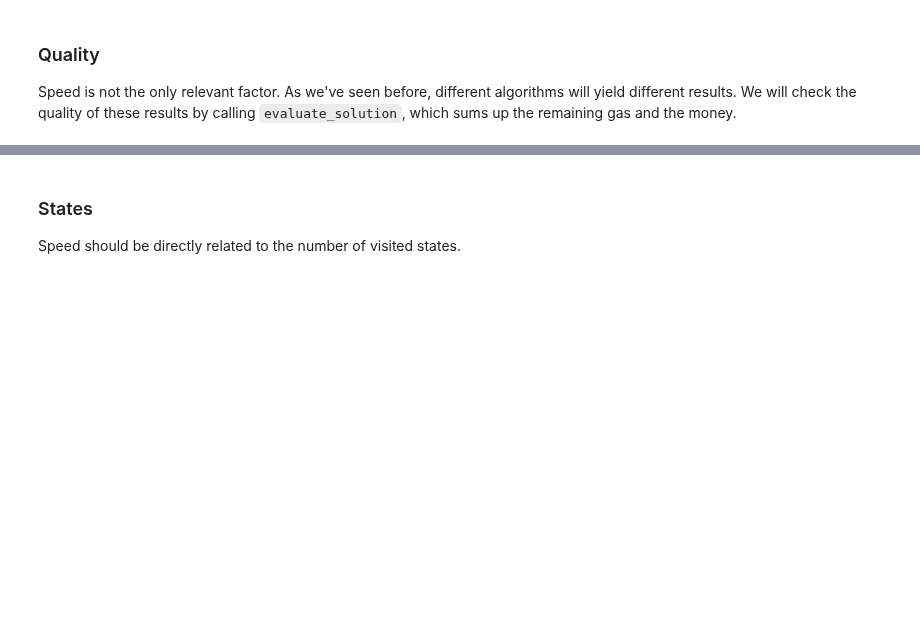
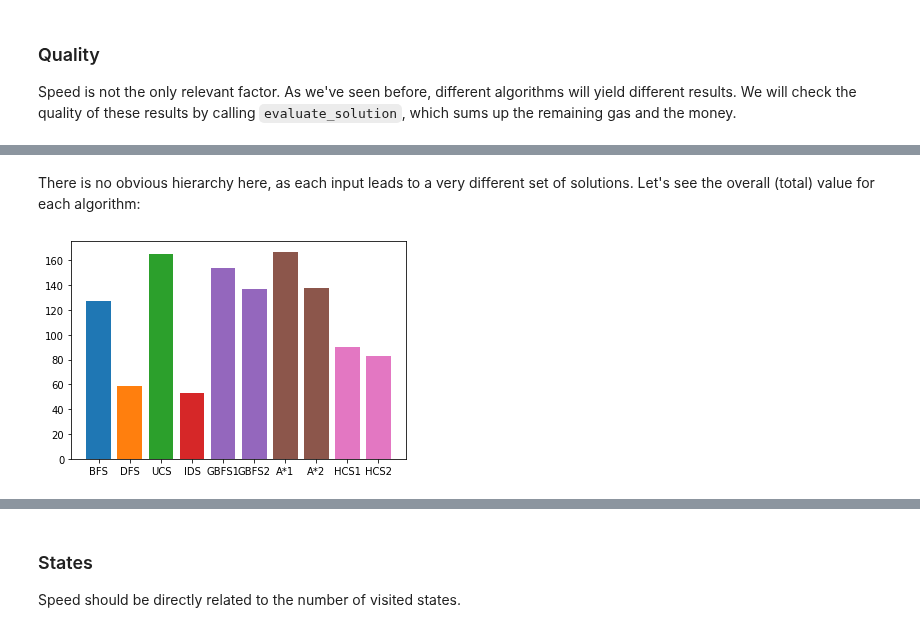
Before and after one commit to IoanaAlexandru/hw-ia-1, a Jupyter notebook: tema1.ipynb, the cells around one changed output, grey strips where cells are left out. Saved outputs shown, nothing was run; the diff lists cells and outputs as text; code cells hidden in the pictures; blank space fills up the shorter version.

```diff
--- a/tema1.ipynb
+++ b/tema1.ipynb
@@ -1116,0 +1182,9 @@ plot_algorithms(quality, 'quality(gas+money)')
+# %% [markdown]
+There is no obvious hierarchy here, as each input leads to a very different set of solutions. Let's see the overall (total) value for each algorithm:
+# %%
+%matplotlib inline
+colors = ['C0', 'C1', 'C2', 'C3', 'C4', 'C4', 'C5', 'C5', 'C6', 'C6']
+plt.bar(quality.keys(), list(map(sum, quality.values())), color=colors)
+plt.show()
+# %% [output]
+[figure, added]
```
Also changed, not shown: parts of 21 cells of this notebook.
